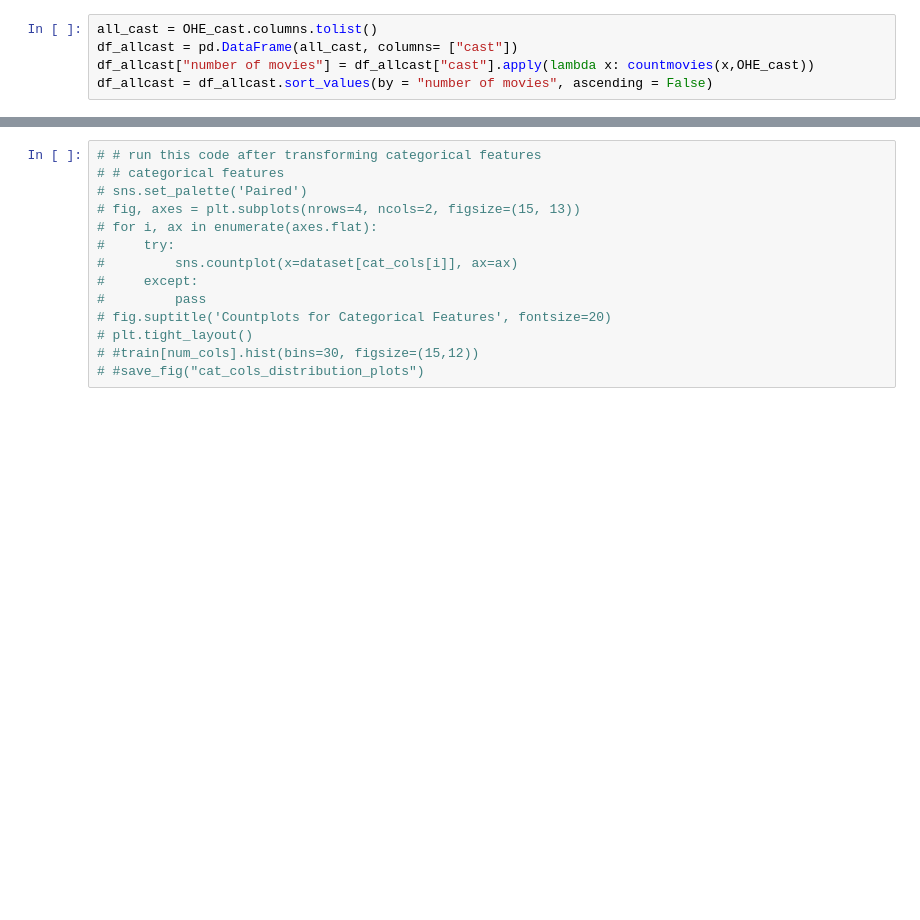
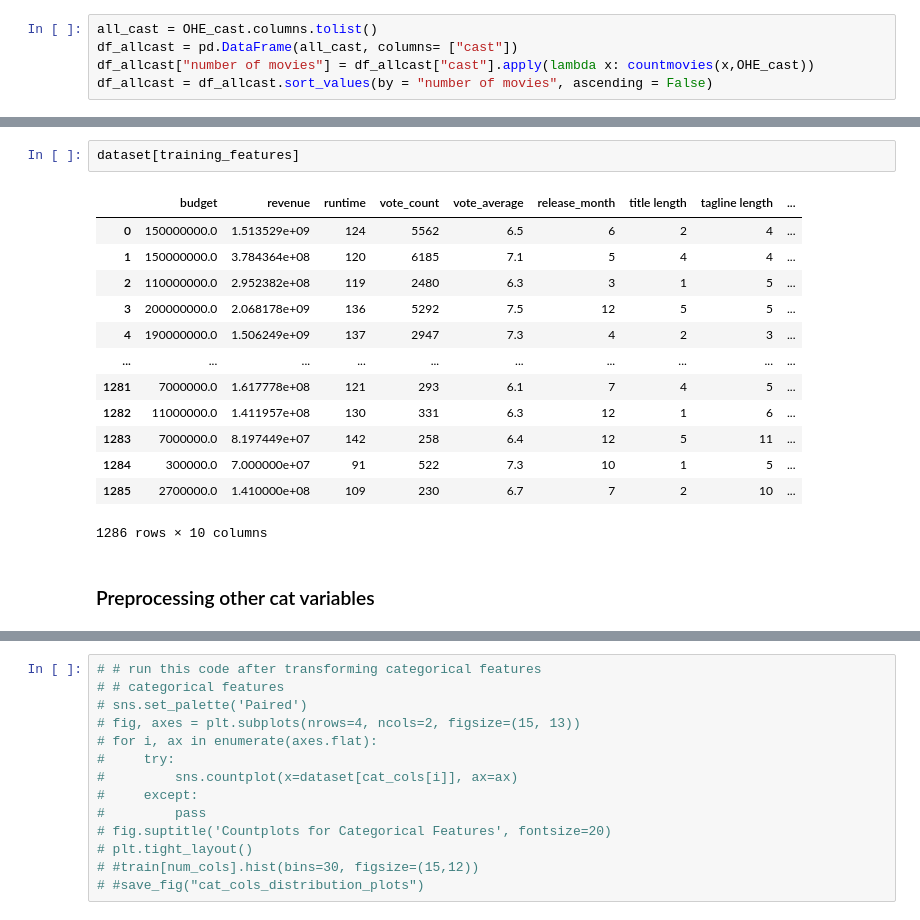
Before and after one commit to guimath/TMDb-Data-Mining, a Jupyter notebook: Movie_analysis.ipynb, the cells around one changed output, grey strips where cells are left out. Saved outputs shown, nothing was run; the diff lists cells and outputs as text; blank space fills up the shorter version.

```diff
--- a/Movie_analysis.ipynb
+++ b/Movie_analysis.ipynb
@@ -492,0 +535,18 @@ dataset_cast
+# %%
+dataset[training_features]
+# %% [output]
+|  | budget | revenue | runtime | vote_count | vote_average | release_month | title length | tagline length | ... |
+| 0 | 150000000.0 | 1.513529e+09 | 124 | 5562 | 6.5 | 6 | 2 | 4 | ... |
+| 1 | 150000000.0 | 3.784364e+08 | 120 | 6185 | 7.1 | 5 | 4 | 4 | ... |
+| 2 | 110000000.0 | 2.952382e+08 | 119 | 2480 | 6.3 | 3 | 1 | 5 | ... |
+| 3 | 200000000.0 | 2.068178e+09 | 136 | 5292 | 7.5 | 12 | 5 | 5 | ... |
+| 4 | 190000000.0 | 1.506249e+09 | 137 | 2947 | 7.3 | 4 | 2 | 3 | ... |
+| ... | ... | ... | ... | ... | ... | ... | ... | ... | ... |
+| 1281 | 7000000.0 | 1.617778e+08 | 121 | 293 | 6.1 | 7 | 4 | 5 | ... |
+| 1282 | 11000000.0 | 1.411957e+08 | 130 | 331 | 6.3 | 12 | 1 | 6 | ... |
+| 1283 | 7000000.0 | 8.197449e+07 | 142 | 258 | 6.4 | 12 | 5 | 11 | ... |
+| 1284 | 300000.0 | 7.000000e+07 | 91 | 522 | 7.3 | 10 | 1 | 5 | ... |
+| 1285 | 2700000.0 | 1.410000e+08 | 109 | 230 | 6.7 | 7 | 2 | 10 | ... |
+1286 rows × 10 columns
+# %% [markdown]
+### Preprocessing other cat variables
```
Also changed, not shown: parts of 83 cells of this notebook.
